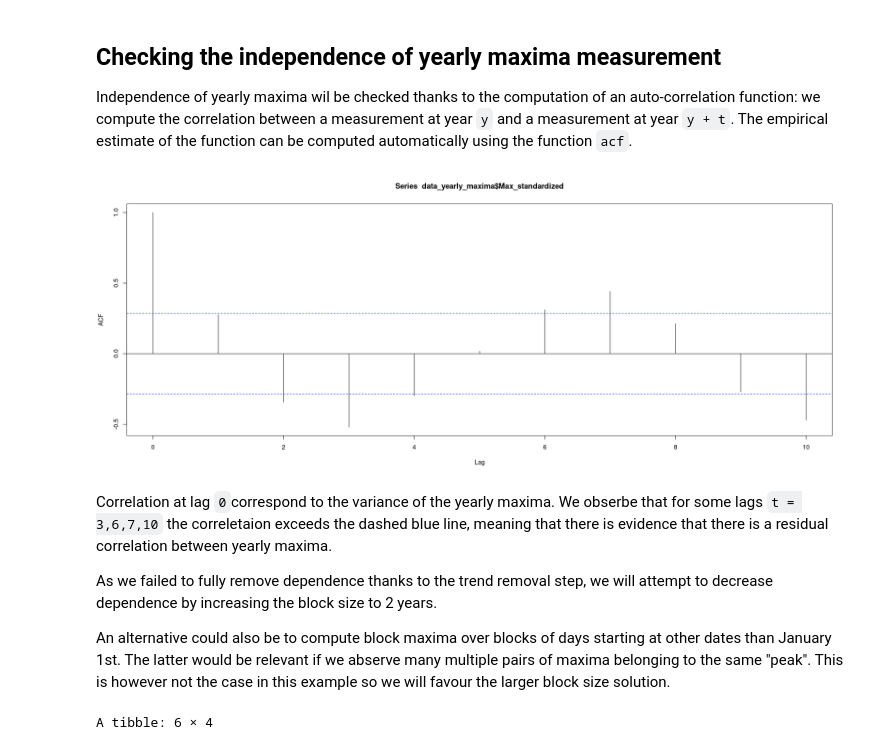
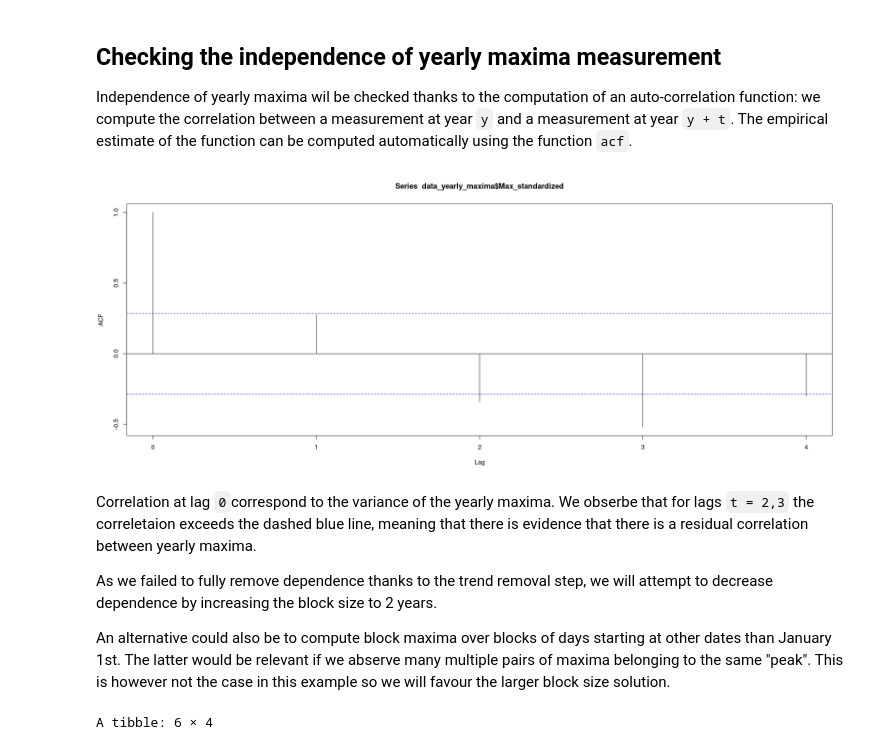
Before and after one commit to foen-admin-ch/groundwater-extreme-analysis, a Jupyter notebook: notebooks/example_4.ipynb, the cells around one changed output. Saved outputs shown, nothing was run; the diff lists cells and outputs as text; code cells hidden in the pictures.

```diff
--- a/notebooks/example_4.ipynb
+++ b/notebooks/example_4.ipynb
@@ -172,11 +172,11 @@ Now that the trend has been removed, we can move to the next, i.e., checking tha
 Independence of yearly maxima wil be checked thanks to the computation of an auto-correlation function: we compute the correlation between a measurement at year `y` and a measurement at year `y + t`. The empirical estimate of the function can be computed automatically using the function `acf`.
 # %%
 #Compute the auto-correlation between yearly maxima
-acf(data_yearly_maxima$Max_standardized, lag = 10, na.action = na.pass)
+acf(data_yearly_maxima$Max_standardized, lag = 4, na.action = na.pass)
 # %% [output]
-[figure, old version]
+[figure, new version]
 # %% [markdown]
-Correlation at lag `0`correspond to the variance of the yearly maxima. We obserbe that for some lags `t = 3,6,7,10` the correletaion exceeds the dashed blue line, meaning that there is  evidence that there is a residual  correlation between yearly maxima.
+Correlation at lag `0`correspond to the variance of the yearly maxima. We obserbe that for lags `t = 2,3` the correletaion exceeds the dashed blue line, meaning that there is  evidence that there is a residual  correlation between yearly maxima.
 
 As we failed to fully remove dependence thanks to the trend removal step, we will attempt to decrease dependence by increasing the block size to 2 years.
 
```
Also changed, not shown: parts of 13 cells of this notebook, 1 other file.
